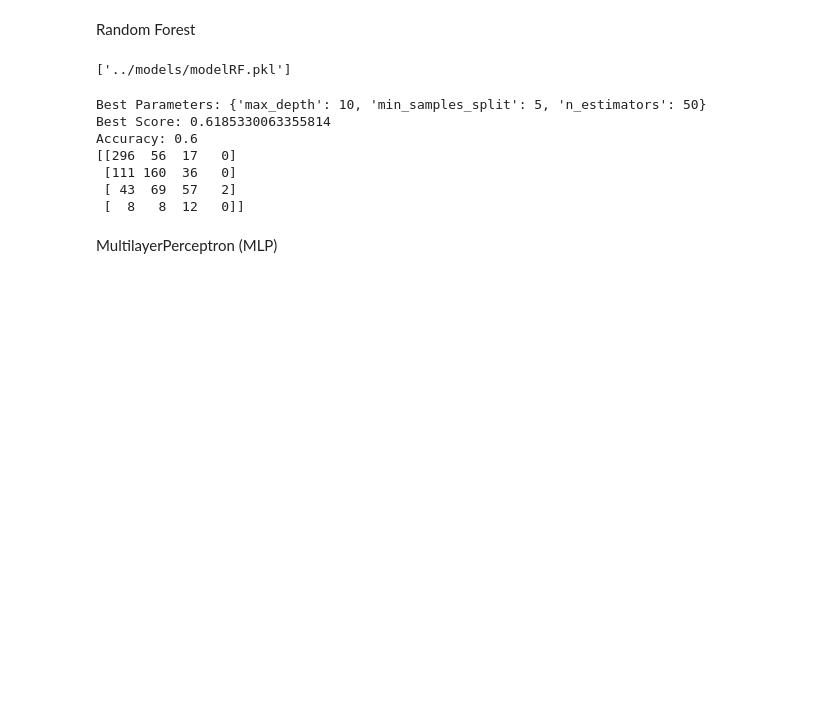
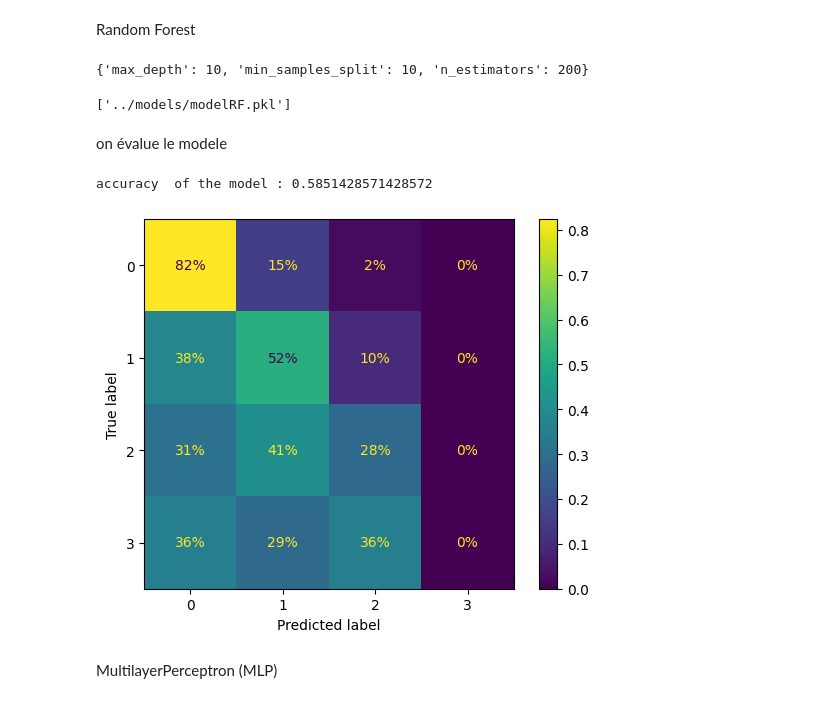
Before and after one commit to Epwo/ProjetA3-23, a Jupyter notebook: IA/supervisé/supervise_copy.ipynb, the cells around one changed output. Cells and saved outputs as stored; diff of their text form; code cells hidden in the pictures; blank space fills up the shorter version.

```diff
--- a/IA/supervisé/supervise_copy.ipynb
+++ b/IA/supervisé/supervise_copy.ipynb
@@ -392,73 +387,66 @@ Random Forest
 import pandas as pd
 from sklearn.ensemble import RandomForestClassifier
 from sklearn.model_selection import train_test_split, GridSearchCV
+import joblib
 
-# Step 1: Select feature columns (X) and target column (y)
+#on récupere le df, et on le partitionne pour l'entrainement
 
 df = pd.read_csv("../dfClean.csv")
 df = df.sample(frac=0.06, random_state=16)
+df.reset_index(drop=True, inplace=True)
 
-# Step 3: Store the sampled portion in a new DataFrame
-df.reset_index(drop=True, inplace=True)  # Reset index if needed
-
-
+# on crée les df avec la colonne a prédire et les colonnes pour prédire
 feature_columns = df.columns.drop('descr_grav')
 target_column = 'descr_grav'
 
 X = df[feature_columns]
 y = df[target_column]
 
-# Step 2: Split the data into training and testing sets
+#on définit le jeu de test et de train
 X_train, X_test, y_train, y_test = train_test_split(X, y, test_size=0.2, random_state=16)
 
-# Step 3: Define the RandomForest classifier
+#on crée une instance randomforest
 rf = RandomForestClassifier()
 
-# Step 4: Define the parameter grid for GridSearchCV
+# on définit les paramètres de gridsearch
 param_grid = {
     'n_estimators': [50, 100, 200],
     'max_depth': [None, 5, 10],
     'min_samples_split': [2, 5, 10]
 }
 
-# Step 5: Create a GridSearchCV object
+#on crée l'objet gridsearch
 grid_search = GridSearchCV(rf, param_grid, scoring='accuracy')
 
-# Step 6: Fit the GridSearchCV object to the training data
+#etape de l'entrainement fitting c'est la que c'est long
 grid_search.fit(X_train, y_train)
 
-# Step 7: Get the best parameters and best score
+#on recupere les meilleurs param et le meilleur score
 best_params = grid_search.best_params_
+print(best_params)
 best_score = grid_search.best_score_
 
-# Step 8: Train the RandomForest model with the best parameters
+#on reentraine un modele avec les meilleurs parametres
 best_rf = RandomForestClassifier(**best_params)
 best_rf.fit(X_train, y_train)
 
-# Step 9: Evaluate the model on the testing data
-accuracy = best_rf.score(X_test, y_test)
+
+
+#on sauvegarde le modele
+joblib.dump(best_rf,"../models/modelRF.pkl")
+# %% [output]
+{'max_depth': 10, 'min_samples_split': 10, 'n_estimators': 200}
+['../models/modelRF.pkl']
-# %%
-import joblib
-
-joblib.dump(best_rf,"../models/modelRF.pkl")
-# %% [output]
-['../models/modelRF.pkl']
-# %%
-# Print the best parameters, best score, and accuracy
-print("Best Parameters:", best_params)
-print("Best Score:", best_score)
-print("Accuracy:", accuracy)
-best_model = grid_search.best_estimator_
-ypred = best_model.predict(X_test)
-print(confusion_matrix(y_test,ypred))
-# %% [output]
-Best Parameters: {'max_depth': 10, 'min_samples_split': 5, 'n_estimators': 50}
-Best Score: 0.6185330063355814
-Accuracy: 0.6
-[[296  56  17   0]
- [111 160  36   0]
- [ 43  69  57   2]
- [  8   8  12   0]]
+# %% [markdown]
+on évalue le modele
+# %%
+import matplotlib.pyplot  as plt
+model = joblib.load("../models/modelRF.pkl")
+acc = evaluation(model,X_test,y_test)
+print(f"accuracy  of the model : {acc[3]}")
+# %% [output]
+accuracy  of the model : 0.5851428571428572
+[figure, added]
 # %% [markdown]
 MultilayerPerceptron (MLP)
 # %%
```
Also changed, not shown: parts of 38 cells of this notebook, 4 other files.
